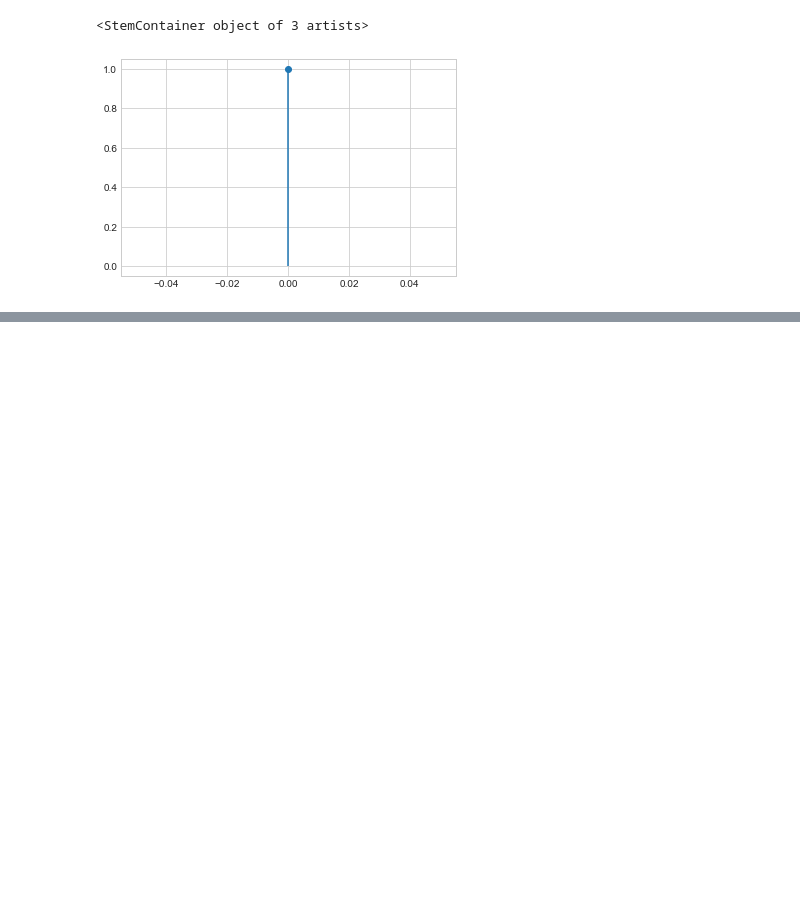
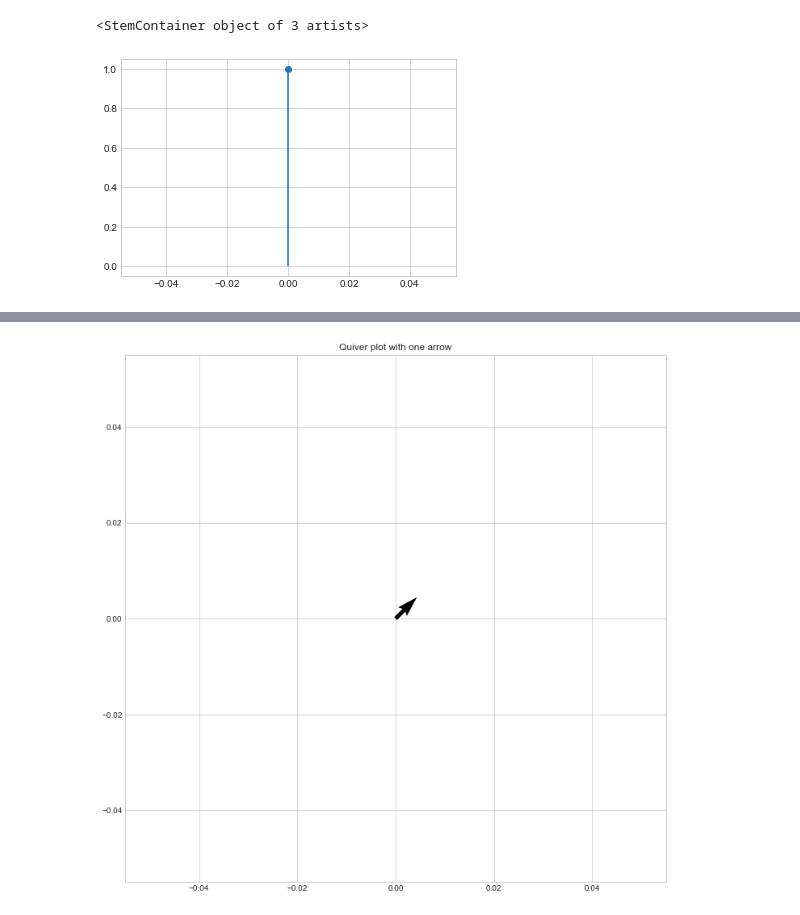
Before and after one commit to RashmivernekarN/ai_with_python_keonics, a Jupyter notebook: Module3/practical.ipynb, the cells around one changed output, grey strips where cells are left out. Cells and saved outputs as stored; diff of their text form; code cells hidden in the pictures; blank space fills up the shorter version.

```diff
--- a/Module3/practical.ipynb
+++ b/Module3/practical.ipynb
@@ -183,0 +207,20 @@ plt.stem(k,x,use_line_collection=True)
+# %%
+import numpy as np
+import matplotlib.pyplot as plt
+
+
+# Creating arrow
+x_pos = 0
+y_pos = 0
+x_direct = 12
+y_direct = 12
+
+# Creating plot
+fig, ax = plt.subplots(figsize = (12, 12))
+ax.quiver(x_pos, y_pos, x_direct, y_direct)
+ax.set_title('Quiver plot with one arrow')
+
+# Show plot
+plt.show()
+# %% [output]
+[figure, added]
```
Also changed, not shown: parts of 3 cells of this notebook, 1 other file.
